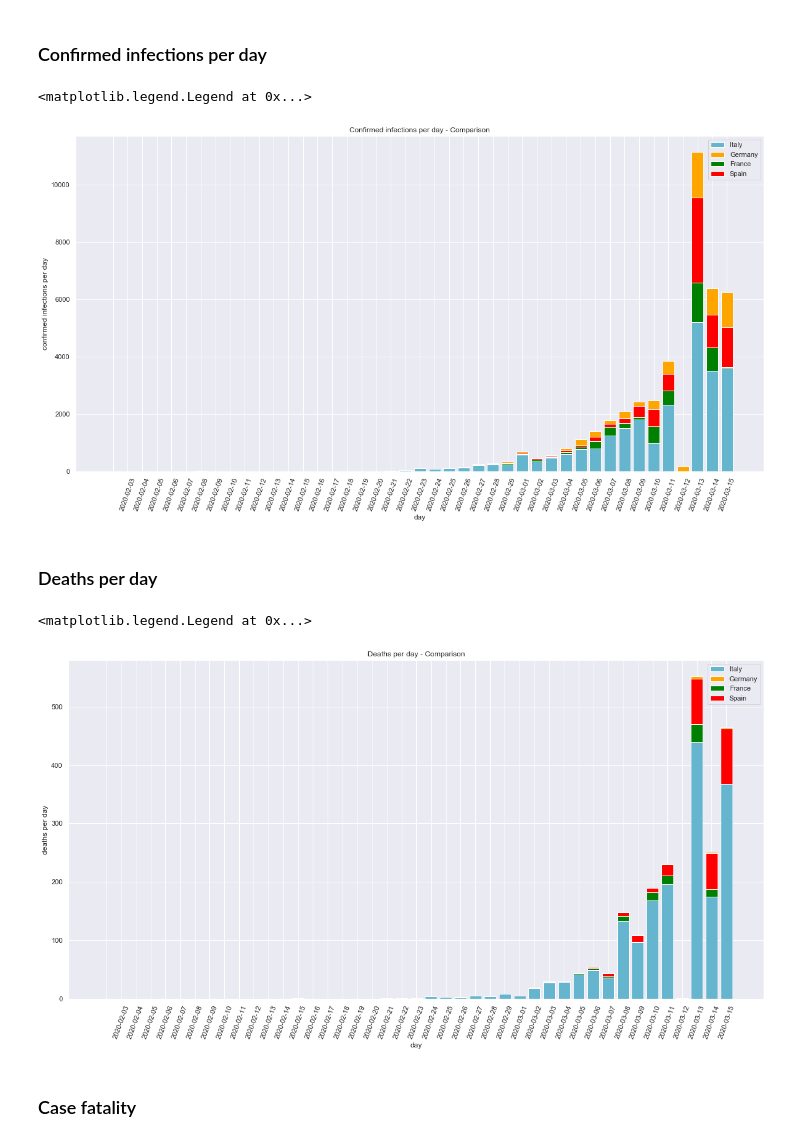
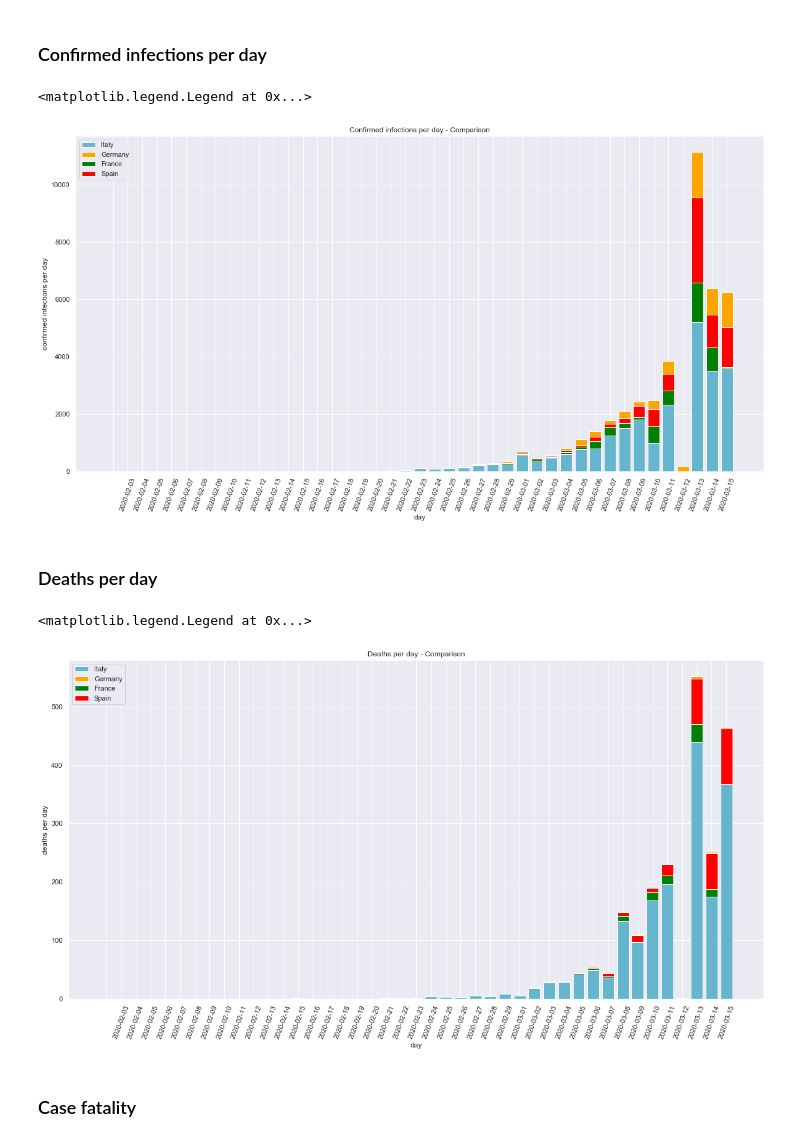
Before and after one commit to luigiselmi/datascience, a Jupyter notebook: python/covid19-monitoring-notebook.ipynb, the cells around one changed output. Saved outputs shown, nothing was run; the diff lists cells and outputs as text; code cells hidden in the pictures.

Commit message:
moved legend

```diff
--- a/python/covid19-monitoring-notebook.ipynb
+++ b/python/covid19-monitoring-notebook.ipynb
@@ -746,32 +746,32 @@ bar_base = [confirmed_per_day_array_it[d] + confirmed_per_day_array_fr[d] for d
 pi_es = plt.bar(dates_array[1:], confirmed_per_day_array_es, bottom = bar_base, color='red')
 bar_base = [bar_base[d] + confirmed_per_day_array_es[d] for d in range(len_array)] # bottom update
 pi_de = plt.bar(dates_array[1:], confirmed_per_day_array_de, bottom = bar_base, color='orange')
-plt.legend((pi_it, pi_de, pi_fr, pi_es), ['Italy', 'Germany', 'France', 'Spain'])
+plt.legend((pi_it, pi_de, pi_fr, pi_es), ['Italy', 'Germany', 'France', 'Spain'], loc='upper left')
 #plt.savefig('deaths-per-day.png')
 # %% [output]
 <matplotlib.legend.Legend at 0x...>
-[figure, old version]
+[figure, new version]
 # %% [markdown]
 ### Deaths per day
 # %%
 fig = plt.figure()
 ax = fig.add_subplot()
 ax.set_title("Deaths per day - Comparison")
 ax.set_xlabel("day")
 ax.set_ylabel('deaths per day')
 ax.set_xticks(confirmed_per_day_it.index)
 ax.set_xticklabels(confirmed_per_day_it.index[1:].format('%Y-%m-%d'), rotation=70)
 pi = plt.bar(dates_array[1:], deaths_per_day_array_it, color='c')
 pf = plt.bar(dates_array[1:], deaths_per_day_array_fr, bottom = deaths_per_day_array_it, color='green')
 len_array = len(deaths_per_day_array_it)
 bar_base = [deaths_per_day_array_it[d] + deaths_per_day_array_fr[d] for d in range(len_array)]
 ps = plt.bar(dates_array[1:], deaths_per_day_array_es, bottom = bar_base, color='red')
 bar_base = [bar_base[d] + deaths_per_day_array_es[d] for d in range(len_array)]
 pg = plt.bar(dates_array[1:], deaths_per_day_array_de, bottom = bar_base, color='orange')
-plt.legend((pi[0], pg[0], pf[0], ps[0]), ['Italy', 'Germany', 'France', 'Spain'])
+plt.legend((pi[0], pg[0], pf[0], ps[0]), ['Italy', 'Germany', 'France', 'Spain'], loc='upper left')
 # %% [output]
 <matplotlib.legend.Legend at 0x...>
-[figure, old version]
+[figure, new version]
 # %% [markdown]
 ### Case fatality
 # %%
```
